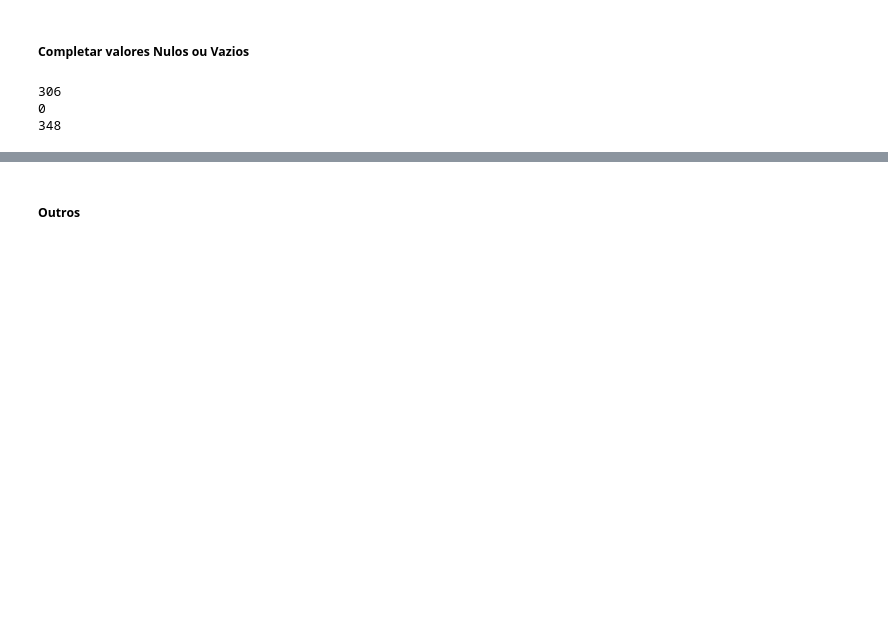
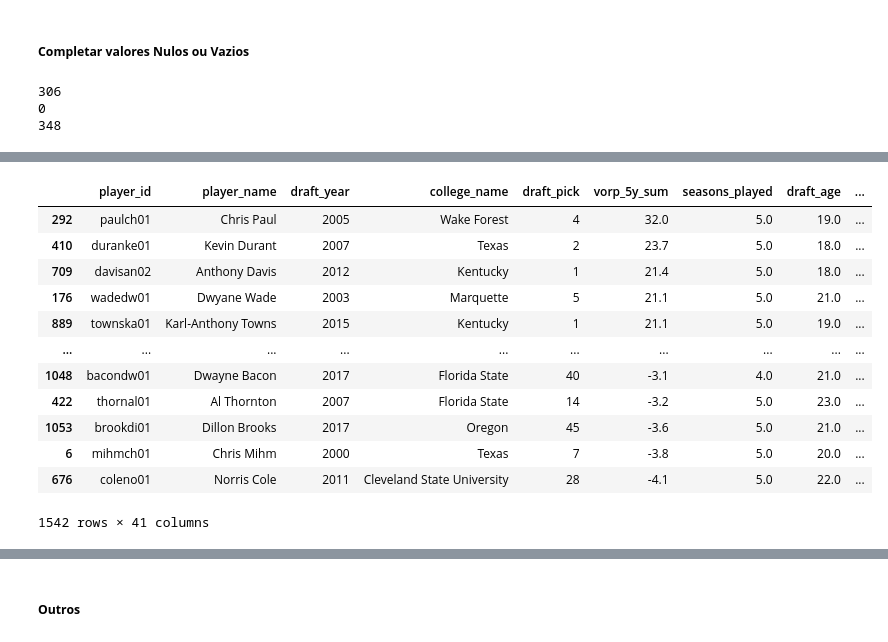
Before and after one commit to caiogpontes/nba-draft-prediction, a Jupyter notebook: notebooks/01_data_preparation.ipynb, the cells around one changed output, grey strips where cells are left out. Drawn from its saved outputs; the diff is of its cells as text; code cells hidden in the pictures; blank space fills up the shorter version.

```diff
--- a/notebooks/01_data_preparation.ipynb
+++ b/notebooks/01_data_preparation.ipynb
@@ -493,6 +555,7 @@ df_combine_strength_agility.head()
 df_final_dataset = (
     df_draft
     .merge(df_nba_stats, on=['player_id'], how='left')
+    .merge(df_nba_college_stats, on=['player_id'], how='left')
     .merge(df_college_adv, on='player_id', how='left')
     .merge(df_college_per_min, on='player_id', how='left')
     .merge(df_college_metadata, on='player_id', how='left')
@@ -651,4 +714,40 @@ print(len(df_final_dataset[df_final_dataset['college_name'].isna()]))
 df_final_dataset['vorp_5y_sum'] = df_final_dataset['vorp_5y_sum'].fillna(0)
 df_final_dataset['mock_pick'] = df_final_dataset['mock_pick'].fillna(61) ##Jogadores sem dados no Mock recebem pick 61
 df_final_dataset['seasons_played'] = df_final_dataset['seasons_played'].fillna(0)
+df_final_dataset['three_point_pct'] = df_final_dataset['three_point_pct'].fillna(0)
+# %%
+# 1. Lista das colunas que serão usadas no cálculo
+cols_to_fix = ['field_goal_attempted', 'free_throw_attempted', 'turnovers', 'usage_pct']
+
+# 2. Forçar conversão para número
+# errors='coerce' é vital: ele pega textos estranhos e transforma em NaN (vazio) em vez de dar erro
+for col in cols_to_fix:
+    df_final_dataset[col] = pd.to_numeric(df_final_dataset[col], errors='coerce')
+
+# 3. AGORA pode rodar o cálculo que vai funcionar
+df_final_dataset['usage_pct'] = df_final_dataset['usage_pct'].fillna(
+    features.calculate_proxy_usage(
+        df_final_dataset['field_goal_attempted'],
+        df_final_dataset['free_throw_attempted'],
+        df_final_dataset['turnovers']
+    )
+)
+# %%
+# --- 1. Ajustes Individuais Específicos ---
+# Scootie Penn (Correção Física)
+df_final_dataset.loc[df_final_dataset['player_id'] == 'pennsc01', ['height_cm', 'weight_kg']] = [178.0, 83.0]
+
+# John Salmons (Correção Idade)
+df_final_dataset.loc[df_final_dataset['player_id'] == 'johnsal02', 'draft_age'] = 22
+
+# --- 2. Ajuste de Rebotes em Lote (Vetorizado) ---
+
+df_final_dataset['total_rebounds'] = pd.to_numeric(df_final_dataset['total_rebounds'], errors='coerce')
+# Hanno Möttölä e Chris Carrawell
+players_ids = ['mottoha01', 'carrach01']
+mask_reb = df_final_dataset['player_id'].isin(players_ids)
+
+# Aplica a regra 35% Off / 65% Def
+df_final_dataset.loc[mask_reb, 'offensive_rebounds'] = (df_final_dataset.loc[mask_reb, 'total_rebounds'] * 0.35).round(1)
+df_final_dataset.loc[mask_reb, 'defensive_rebounds'] = (df_final_dataset.loc[mask_reb, 'total_rebounds'] * 0.65).round(1)
 # %%
@@ -655,0 +771,16 @@ df_final_dataset.to_csv(PROJECT_ROOT + "/data/final_dataset.csv", index=False, e
+# %%
+df_final_dataset.sort_values(by=['vorp_5y_sum'], ascending=[False])
+# %% [output]
+|  | player_id | player_name | draft_year | college_name | draft_pick | vorp_5y_sum | seasons_played | draft_age | ... |
+| 292 | paulch01 | Chris Paul | 2005 | Wake Forest | 4 | 32.0 | 5.0 | 19.0 | ... |
+| 410 | duranke01 | Kevin Durant | 2007 | Texas | 2 | 23.7 | 5.0 | 18.0 | ... |
+| 709 | davisan02 | Anthony Davis | 2012 | Kentucky | 1 | 21.4 | 5.0 | 18.0 | ... |
+| 176 | wadedw01 | Dwyane Wade | 2003 | Marquette | 5 | 21.1 | 5.0 | 21.0 | ... |
+| 889 | townska01 | Karl-Anthony Towns | 2015 | Kentucky | 1 | 21.1 | 5.0 | 19.0 | ... |
+| ... | ... | ... | ... | ... | ... | ... | ... | ... | ... |
+| 1048 | bacondw01 | Dwayne Bacon | 2017 | Florida State | 40 | -3.1 | 4.0 | 21.0 | ... |
+| 422 | thornal01 | Al Thornton | 2007 | Florida State | 14 | -3.2 | 5.0 | 23.0 | ... |
+| 1053 | brookdi01 | Dillon Brooks | 2017 | Oregon | 45 | -3.6 | 5.0 | 21.0 | ... |
+| 6 | mihmch01 | Chris Mihm | 2000 | Texas | 7 | -3.8 | 5.0 | 20.0 | ... |
+| 676 | coleno01 | Norris Cole | 2011 | Cleveland State University | 28 | -4.1 | 5.0 | 22.0 | ... |
+1542 rows × 41 columns
```
Also changed, not shown: parts of 35 cells of this notebook, 13 other files.
